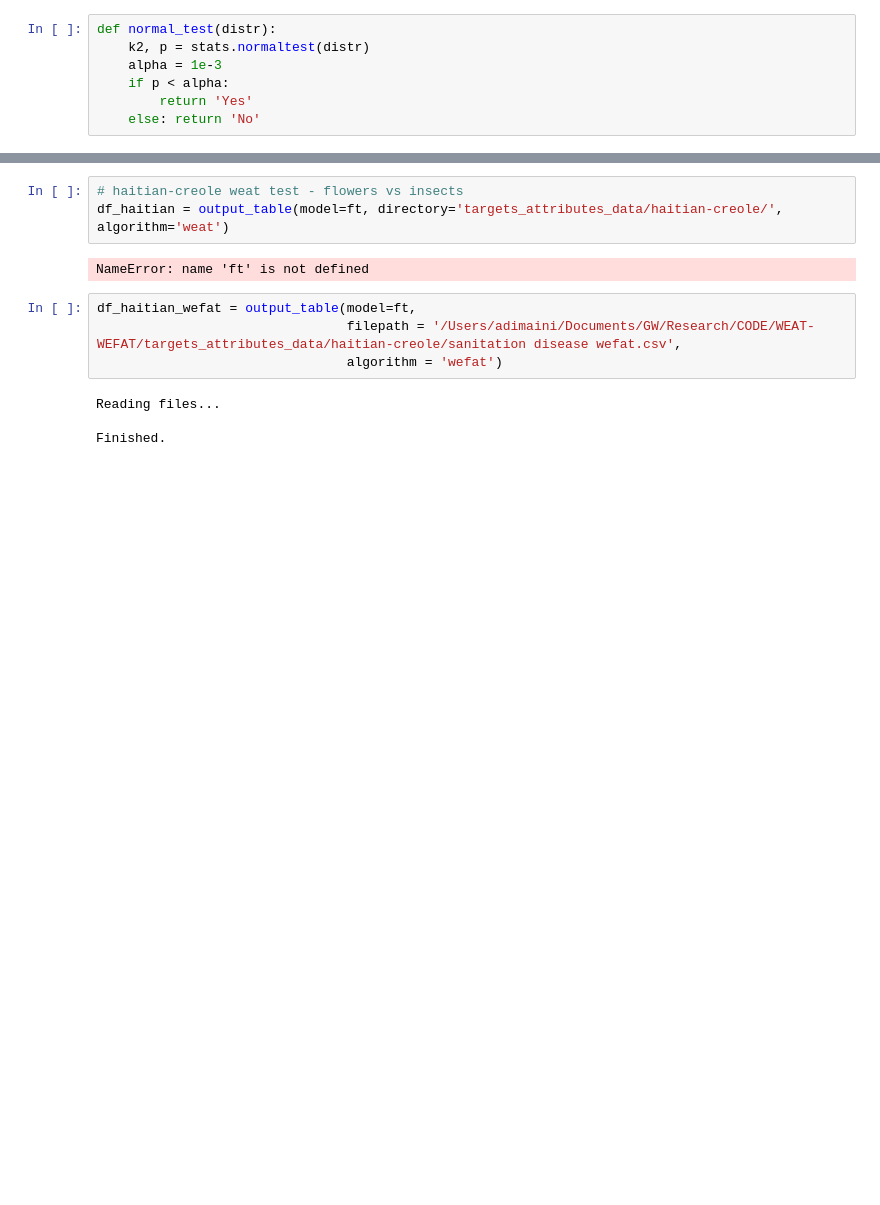
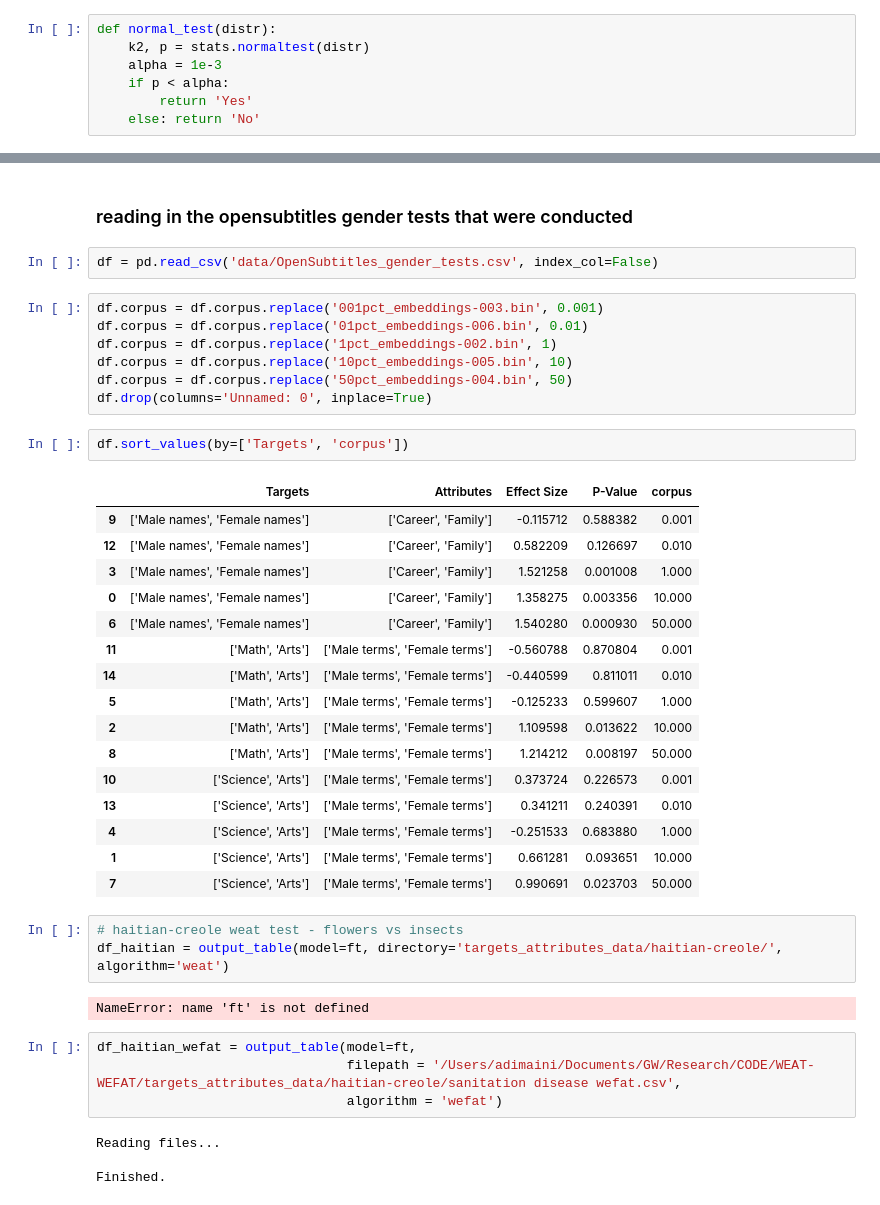
Before and after one commit to adimaini/WEAT-WEFAT, a Jupyter notebook: main.ipynb, the cells around one changed output, grey strips where cells are left out. Cells and saved outputs as stored; diff of their text form; blank space fills up the shorter version.

```diff
--- a/main.ipynb
+++ b/main.ipynb
@@ -196,3 +270,33 @@ def output_table(model, algorithm, directory=None, filepath=None):
+# %% [markdown]
+### reading in the opensubtitles gender tests that were conducted
+# %%
+df = pd.read_csv('data/OpenSubtitles_gender_tests.csv', index_col=False)
+# %%
+df.corpus = df.corpus.replace('001pct_embeddings-003.bin', 0.001)
+df.corpus = df.corpus.replace('01pct_embeddings-006.bin', 0.01)
+df.corpus = df.corpus.replace('1pct_embeddings-002.bin', 1)
+df.corpus = df.corpus.replace('10pct_embeddings-005.bin', 10)
+df.corpus = df.corpus.replace('50pct_embeddings-004.bin', 50)
+df.drop(columns='Unnamed: 0', inplace=True)
+# %%
+df.sort_values(by=['Targets', 'corpus'])
+# %% [output]
+|  | Targets | Attributes | Effect Size | P-Value | corpus |
+| 9 | ['Male names', 'Female names'] | ['Career', 'Family'] | -0.115712 | 0.588382 | 0.001 |
+| 12 | ['Male names', 'Female names'] | ['Career', 'Family'] | 0.582209 | 0.126697 | 0.010 |
+| 3 | ['Male names', 'Female names'] | ['Career', 'Family'] | 1.521258 | 0.001008 | 1.000 |
+| 0 | ['Male names', 'Female names'] | ['Career', 'Family'] | 1.358275 | 0.003356 | 10.000 |
+| 6 | ['Male names', 'Female names'] | ['Career', 'Family'] | 1.540280 | 0.000930 | 50.000 |
+| 11 | ['Math', 'Arts'] | ['Male terms', 'Female terms'] | -0.560788 | 0.870804 | 0.001 |
+| 14 | ['Math', 'Arts'] | ['Male terms', 'Female terms'] | -0.440599 | 0.811011 | 0.010 |
+| 5 | ['Math', 'Arts'] | ['Male terms', 'Female terms'] | -0.125233 | 0.599607 | 1.000 |
+| 2 | ['Math', 'Arts'] | ['Male terms', 'Female terms'] | 1.109598 | 0.013622 | 10.000 |
+| 8 | ['Math', 'Arts'] | ['Male terms', 'Female terms'] | 1.214212 | 0.008197 | 50.000 |
+| 10 | ['Science', 'Arts'] | ['Male terms', 'Female terms'] | 0.373724 | 0.226573 | 0.001 |
+| 13 | ['Science', 'Arts'] | ['Male terms', 'Female terms'] | 0.341211 | 0.240391 | 0.010 |
+| 4 | ['Science', 'Arts'] | ['Male terms', 'Female terms'] | -0.251533 | 0.683880 | 1.000 |
+| 1 | ['Science', 'Arts'] | ['Male terms', 'Female terms'] | 0.661281 | 0.093651 | 10.000 |
+| 7 | ['Science', 'Arts'] | ['Male terms', 'Female terms'] | 0.990691 | 0.023703 | 50.000 |
 # %%
 # haitian-creole weat test - flowers vs insects
 df_haitian = output_table(model=ft, directory='targets_attributes_data/haitian-creole/', algorithm='weat')
```
Also changed, not shown: parts of 12 cells of this notebook, 3 other files.
